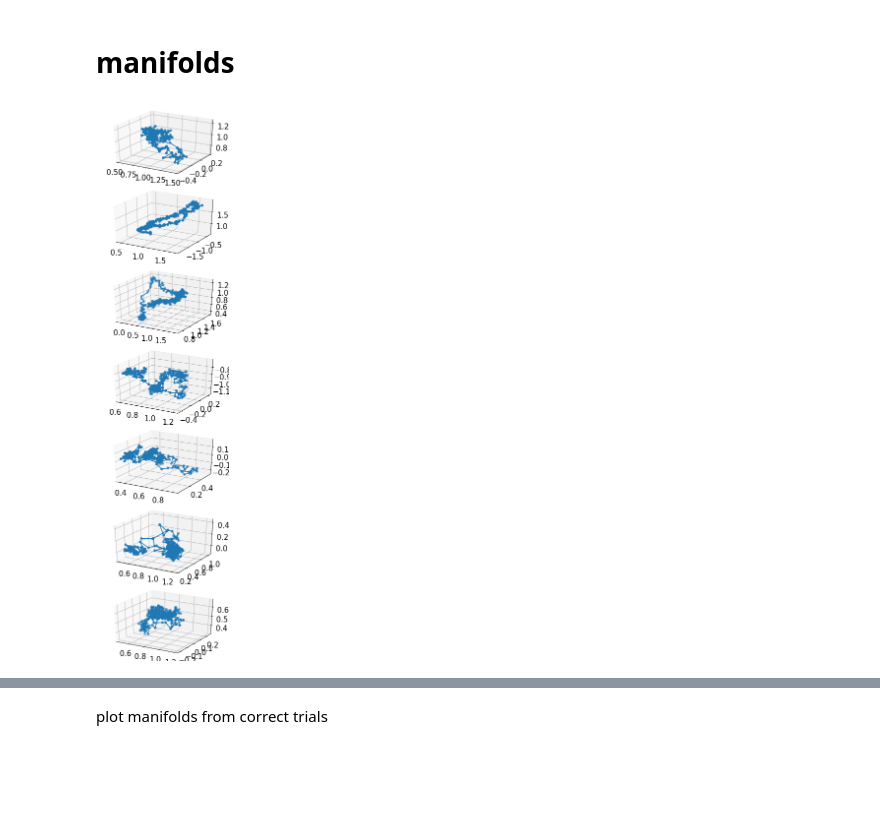
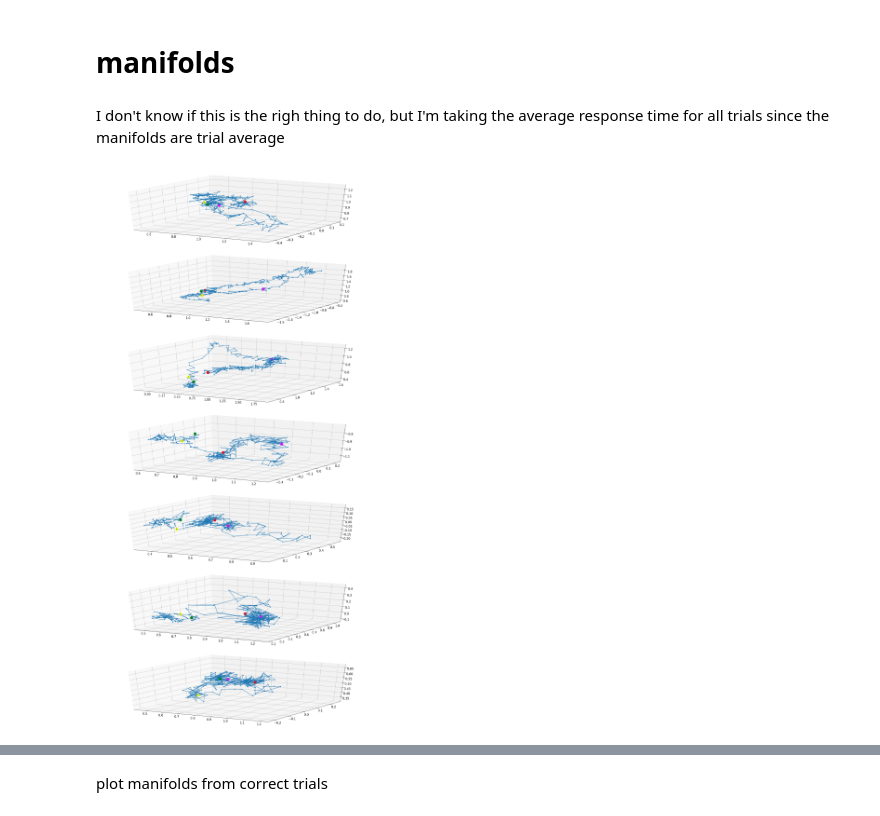
Before and after one commit to SaraMati/NMA, a Jupyter notebook: Visualize_Steinmetz.ipynb, the cells around one changed output, grey strips where cells are left out. Cells and saved outputs as stored; diff of their text form; code cells hidden in the pictures; blank space fills up the shorter version.

Commit message:
labeling milestones plus smoothing manifols

```diff
--- a/Visualize_Steinmetz.ipynb
+++ b/Visualize_Steinmetz.ipynb
@@ -213,12 +215,30 @@ for j in range(len(dat)):
     lowD_PC[j] = PCs[j][:3,:,:].mean(axis=1)
 # %%
 from mpl_toolkits.mplot3d import Axes3D
+# %% [markdown]
+I don't know if this is the righ thing to do, but I'm taking the average response time for all trials since the manifolds are trial average
+# %%
+mean_response_time=[]
+for j in range(len(lowD_PC)):
+    response_t = dat[j]['response_time']
+    dt = dat[j]['bin_size']
+    response_t_bins = np.int32(response_t / dt)
+    mean_response_time.append(np.int32(response_t_bins.mean()))
 # %%
 # plot manifolds
-fig = plt.figure(figsize = plt.figaspect(20))
+fig = plt.figure(figsize = (20,40))
 for j in range(len(lowD_PC)):
     ax = fig.add_subplot(len(dat), 1, j+1, projection='3d')
     ax.plot3D(lowD_PC[j][0,:], lowD_PC[j][1,:], lowD_PC[j][2,:])
     ax.scatter3D(lowD_PC[j][0,:], lowD_PC[j][1,:], lowD_PC[j][2,:])
+
+    #plot a dot at stimulus
+    ax.scatter3D(lowD_PC[j][0,50:51], lowD_PC[j][1,50:51], lowD_PC[j][2,50:51],s=200,color=['yellow']) #stim
+    #plot a dot at response time
+    rs=mean_response_time[j]
+    ax.scatter3D(lowD_PC[j][0,rs:rs+1], lowD_PC[j][1,rs:rs+1], lowD_PC[j][2,rs:rs+1],s=200,color=['magenta']) #response
+    #start and stop of trial
+    ax.scatter3D(lowD_PC[j][0,0:1], lowD_PC[j][1,0:1], lowD_PC[j][2,0:1],s=200,color=['green'])
+    ax.scatter3D(lowD_PC[j][0,-2:-1], lowD_PC[j][1,-2:-1], lowD_PC[j][2,-2:-1],s=200,color=['red'])
 # %% [output]
-[figure, old version]
+[figure, new version]
```
Also changed, not shown: parts of 4 cells of this notebook.
